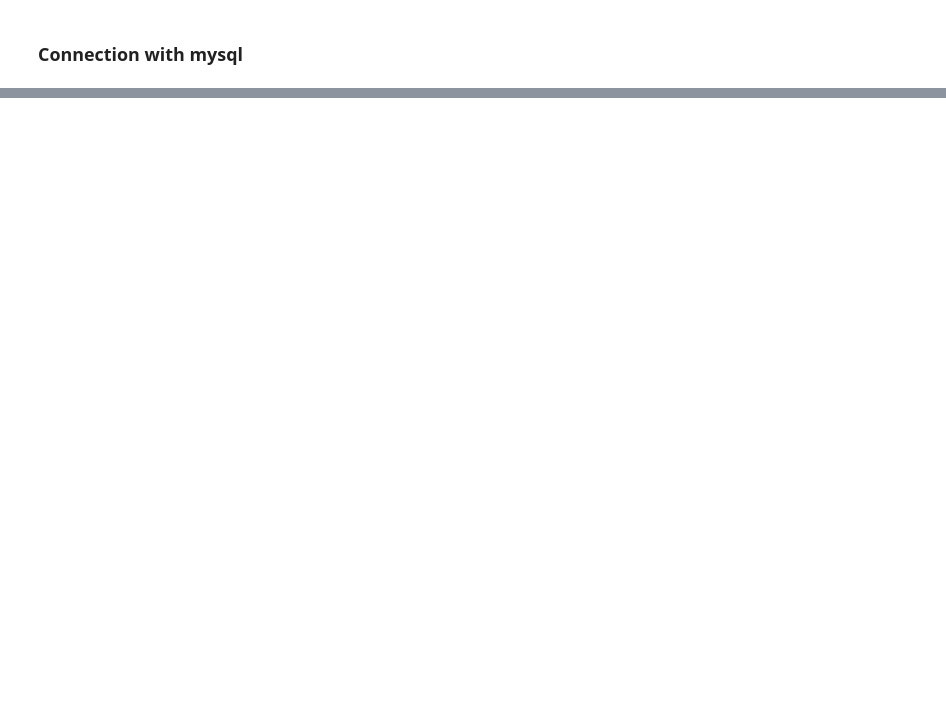
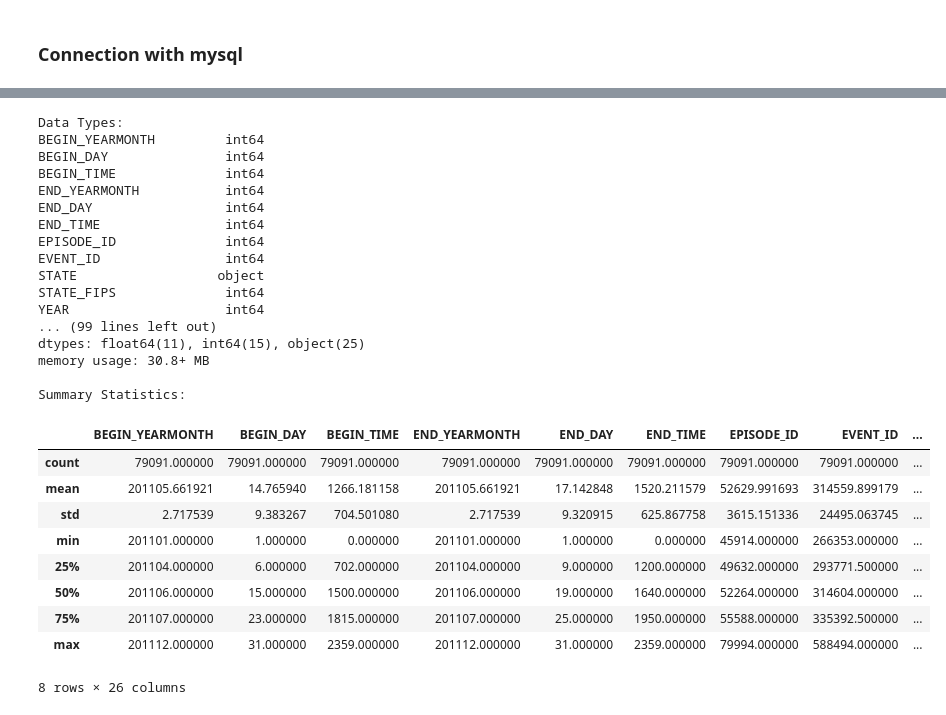
Before and after one commit to TribotCoder/Final-Project, a Jupyter notebook: cap4770_mysql.ipynb, the cells around one changed output, grey strips where cells are left out. Cells and saved outputs as stored; diff of their text form; code cells hidden in the pictures; blank space fills up the shorter version.

Commit message:
this is just a start not entirely sure as to what you want to do with the data

```diff
--- a/cap4770_mysql.ipynb
+++ b/cap4770_mysql.ipynb
@@ -150,0 +49,10 @@ Movie.query("Budget > Gross")[['Title', 'ReleaseDate']]
+# %%
+# Read the storm events CSV file directly
+storm_df = pd.read_csv('StormEvents_details-ftp_v1.0_d2011_c20250520.csv')
+
+# Display basic information about the dataset
+print("Dataset Shape:", storm_df.shape)
+print("\nColumn Names:")
+print(storm_df.columns.tolist())
+print("\nFirst few rows:")
+storm_df.head()
@@ -150,0 +73,38 @@ Movie.query("Budget > Gross")[['Title', 'ReleaseDate']]
+# %%
+# Display data types and basic information
+print("Data Types:")
+print(storm_df.dtypes)
+print("\nDataset Info:")
+storm_df.info()
+
+# Show summary statistics for numerical columns
+print("\nSummary Statistics:")
+storm_df.describe()
+# %% [output]
+Data Types:
+BEGIN_YEARMONTH         int64
+BEGIN_DAY               int64
+BEGIN_TIME              int64
+END_YEARMONTH           int64
+END_DAY                 int64
+END_TIME                int64
+EPISODE_ID              int64
+EVENT_ID                int64
+STATE                  object
+STATE_FIPS              int64
+YEAR                    int64
+... (99 lines left out)
+dtypes: float64(11), int64(15), object(25)
+memory usage: 30.8+ MB
+
+Summary Statistics:
+|  | BEGIN_YEARMONTH | BEGIN_DAY | BEGIN_TIME | END_YEARMONTH | END_DAY | END_TIME | EPISODE_ID | EVENT_ID | ... |
+| count | 79091.000000 | 79091.000000 | 79091.000000 | 79091.000000 | 79091.000000 | 79091.000000 | 79091.000000 | 79091.000000 | ... |
+| mean | 201105.661921 | 14.765940 | 1266.181158 | 201105.661921 | 17.142848 | 1520.211579 | 52629.991693 | 314559.899179 | ... |
+| std | 2.717539 | 9.383267 | 704.501080 | 2.717539 | 9.320915 | 625.867758 | 3615.151336 | 24495.063745 | ... |
+| min | 201101.000000 | 1.000000 | 0.000000 | 201101.000000 | 1.000000 | 0.000000 | 45914.000000 | 266353.000000 | ... |
+| 25% | 201104.000000 | 6.000000 | 702.000000 | 201104.000000 | 9.000000 | 1200.000000 | 49632.000000 | 293771.500000 | ... |
+| 50% | 201106.000000 | 15.000000 | 1500.000000 | 201106.000000 | 19.000000 | 1640.000000 | 52264.000000 | 314604.000000 | ... |
+| 75% | 201107.000000 | 23.000000 | 1815.000000 | 201107.000000 | 25.000000 | 1950.000000 | 55588.000000 | 335392.500000 | ... |
+| max | 201112.000000 | 31.000000 | 2359.000000 | 201112.000000 | 31.000000 | 2359.000000 | 79994.000000 | 588494.000000 | ... |
+8 rows × 26 columns
```
Also changed, not shown: parts of 38 cells of this notebook, 1 other file.
